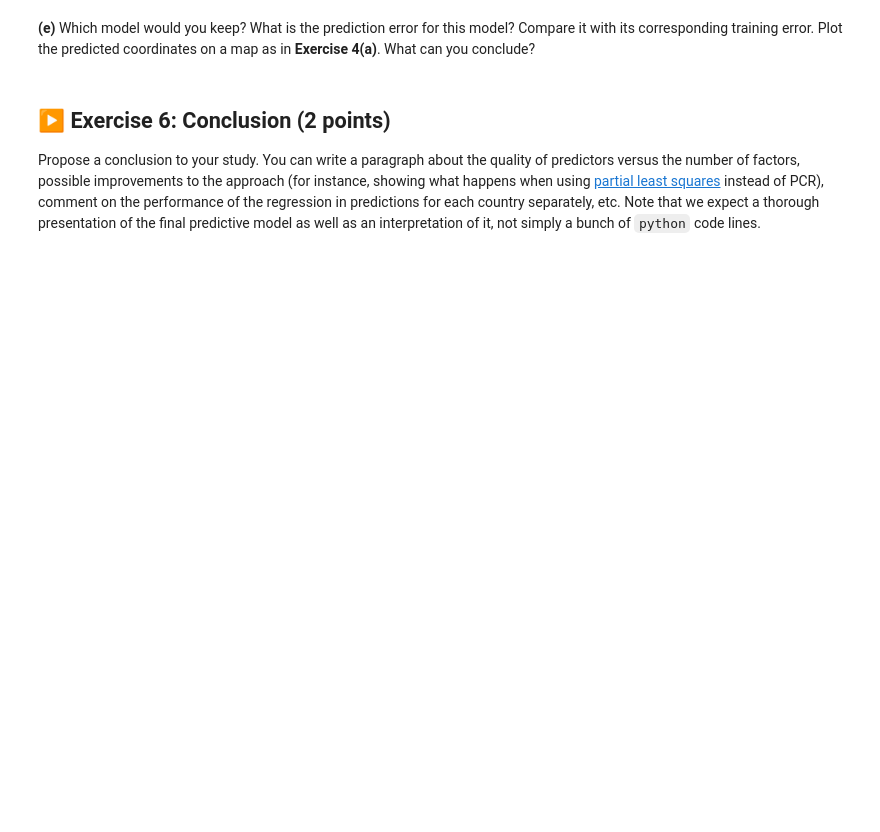
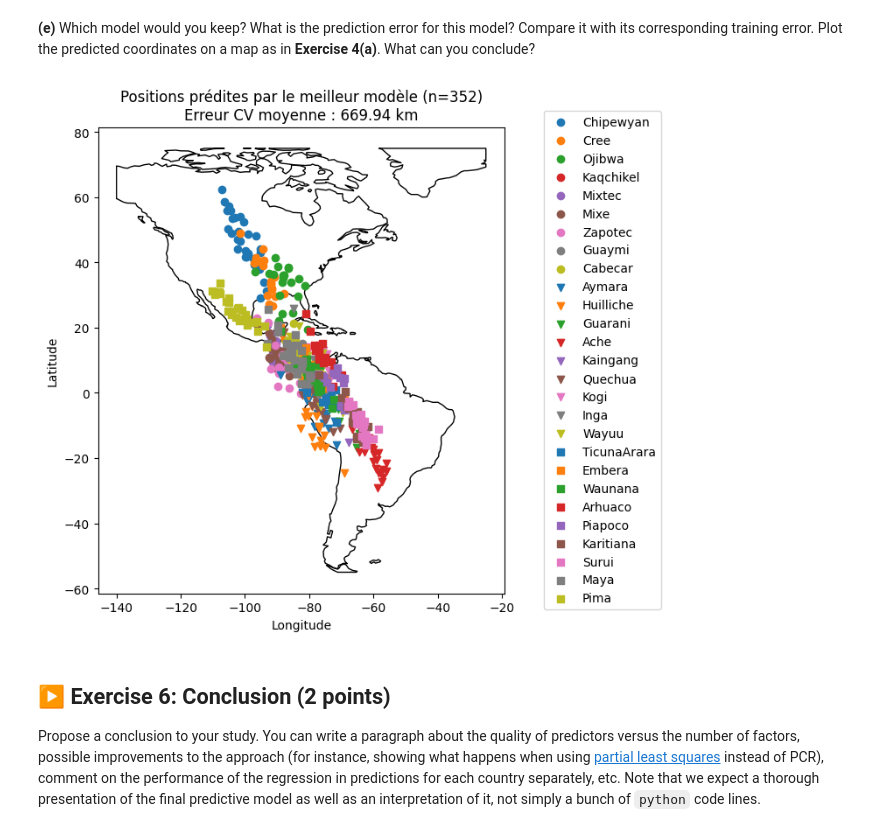
Before and after one commit to Erratu/Stats-S8-TPs, a Jupyter notebook: TP2/TP2.ipynb, the cells around one changed output. Saved outputs shown, nothing was run; the diff lists cells and outputs as text; code cells hidden in the pictures; blank space fills up the shorter version.

```diff
--- a/TP2/TP2.ipynb
+++ b/TP2/TP2.ipynb
@@ -536,39 +554,42 @@ print(f"Erreur de test correspondante : {best_test_err:.2f} km")
 # %% [markdown]
 **(e)** Which model would you keep? What is the prediction error for this model? Compare it with its corresponding training error. Plot the predicted coordinates on a map as in **Exercise 4(a)**. What can you conclude?
 # %%
+from sklearn.pipeline import Pipeline
 y_pred_cv = np.zeros_like(y_coords)
-best_pipeline = make_pipeline(StandardScaler(), PCA(n_components=best_n), LinearRegression())
+best_pipeline = Pipeline([('scaler', StandardScaler()), ('pca', PCA(n_components=best_n)), ('model', LinearRegression())])
 
 for train_idx, test_idx in cv_k.split(X):
     X_train, X_test = X[train_idx], X[test_idx]
     y_train, y_test = y_coords[train_idx], y_coords[test_idx]
 
     best_pipeline.fit(X_train, y_train)
     y_pred_cv[test_idx] = best_pipeline.predict(X_test)
 
-gdf_best_pred = gpd.GeoDataFrame(df, geometry=gpd.points_from_xy(y_pred_cv[:, 1], y_pred_cv[:, 0]))
+gdf_best_pred = gpd.GeoDataFrame(df, geometry=gpd.points_from_xy(y_pred_cv[:, 0], y_pred_cv[:, 1]))
 
 
 fig, ax = plt.subplots(figsize=(8.0, 6.5))
 plt.subplots_adjust(left=0.0, right=0.90, bottom=0.10, top=0.92)
 
 world = gpd.read_file(geodatasets.get_path('naturalearth.land'))
 world.clip([-140, -55, -25, 75]).plot(ax=ax, color='white', edgecolor='black')
 
 marker_list = ['o', 'v', 's']
 colors_list = [f'C{i}' for i in range(9)]
 
 for i, tribe in enumerate(gdf_best_pred['Pop'].unique()):
     members_tribe = gdf_best_pred[gdf_best_pred['Pop'] == tribe]
     ax.scatter(members_tribe.geometry.x, members_tribe.geometry.y,
                marker=marker_list[(i//9)%3],
-               color=colors_list[i%9], label=tribe, s=20)
+               color=colors_list[i%9], label=tribe)
 
-ax.legend(loc='center right', bbox_to_anchor=(1.4, 0.5), fontsize='x-small', ncol=2)
+ax.legend(loc='center right', bbox_to_anchor=(1.4, 0.5))
 ax.set_title(f'Positions prédites par le meilleur modèle (n={best_n})\nErreur CV moyenne : {best_test_err:.2f} km')
 ax.set_xlabel('Longitude')
 ax.set_ylabel('Latitude')
 plt.show()
+# %% [output]
+[figure, added]
 # %% [markdown]
 ## ▶️ Exercise 6: Conclusion (2 points)
 
```
Also changed, not shown: parts of 10 cells of this notebook.
